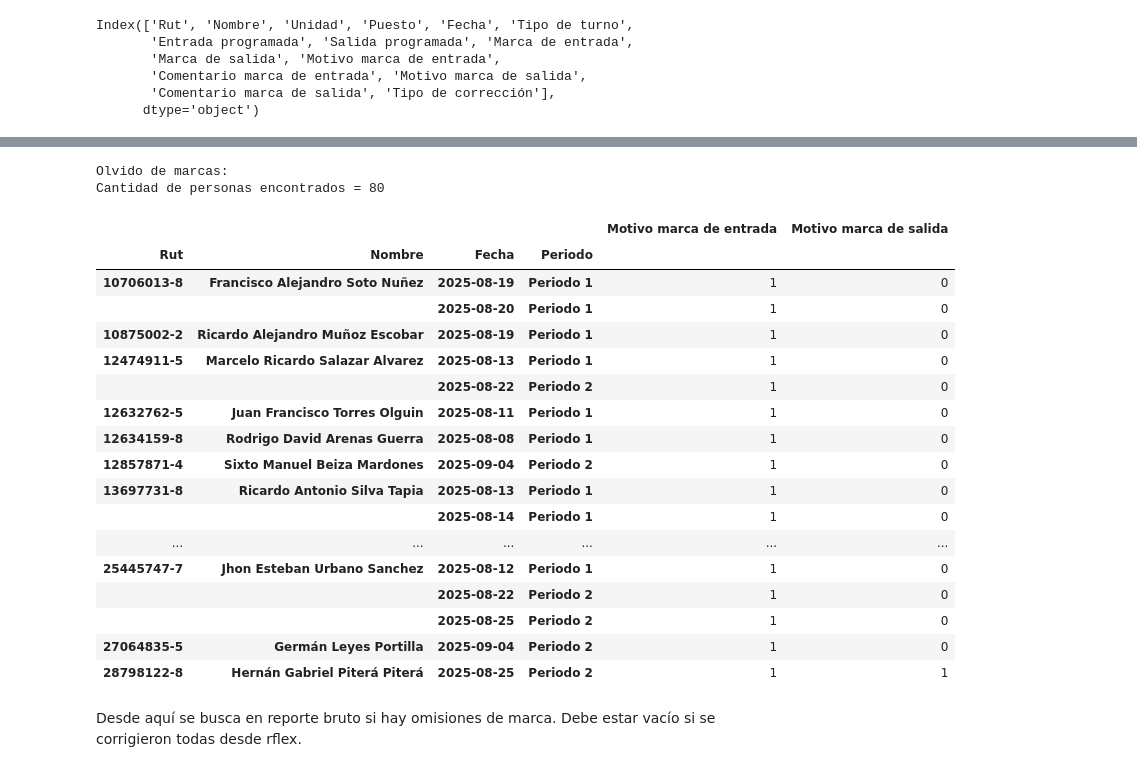
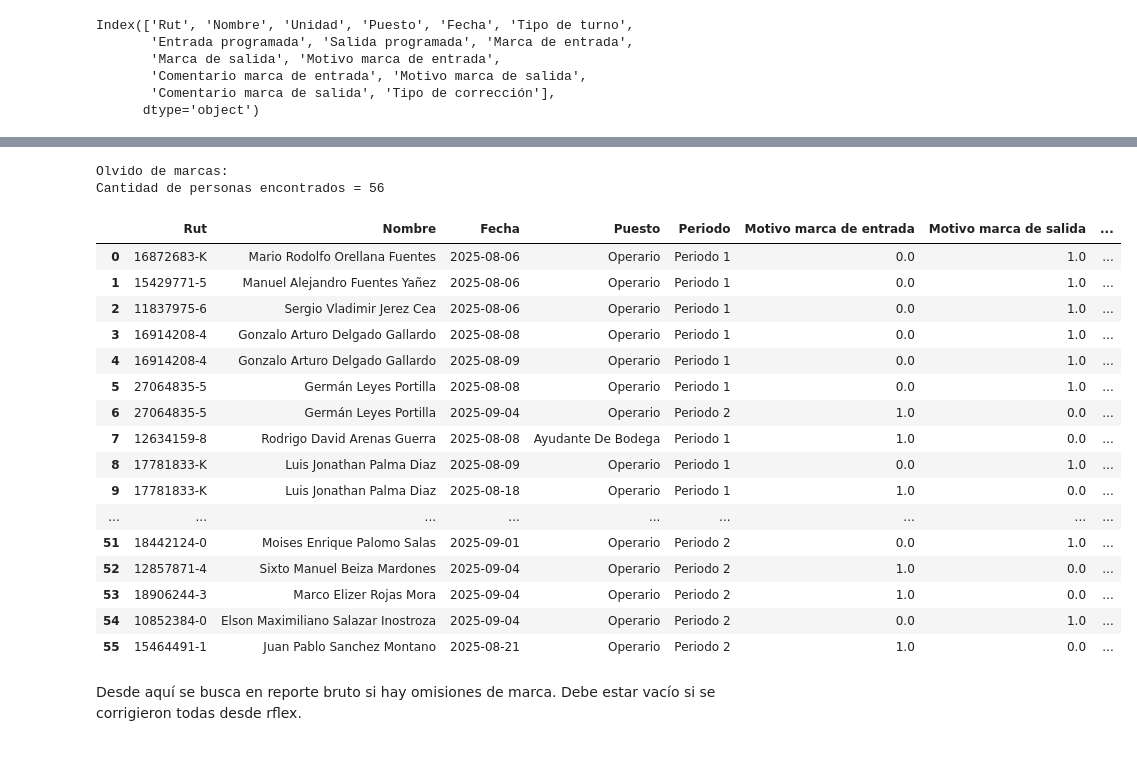
Before and after one commit to bgacitua/contenedor_cramer, a Jupyter notebook: Scripts de Python/Script Bono Asistencia/script_bono_asistencia_v3_final.ipynb, the cells around one changed output, grey strips where cells are left out. Drawn from its saved outputs; the diff is of its cells as text; code cells hidden in the pictures.

```diff
--- a/Scripts de Python/Script Bono Asistencia/script_bono_asistencia_v3_final.ipynb
+++ b/Scripts de Python/Script Bono Asistencia/script_bono_asistencia_v3_final.ipynb
@@ -535,48 +578,71 @@ display(df_marcas_filtrado.head())
 # %%
 #Olvido marcas -- Procesar reporte de marcas corregidas y reporte bruto combinado de rflex.
 #Filtrar y agrupar a las personas con olvido de marcas
 
 #Reporte de marcas corregidas - Rflex
 df_marcas_filtrado = df_marcas_filtrado[df_marcas_filtrado['Puesto'].isin(puestos_filtrados)]
 
+#Transformar columnas para realizar conteo y posterior filtrado
 df_marcas_filtrado['Fecha'] = pd.to_datetime(df_marcas_filtrado['Fecha'], format='%d-%m-%Y', errors='coerce')
+df_marcas_filtrado['Motivo marca de entrada'] = df_marcas_filtrado['Motivo marca de entrada'].str.replace('Olvido de Marcaje', '1').astype(float)
+df_marcas_filtrado['Motivo marca de salida'] = df_marcas_filtrado['Motivo marca de salida'].str.replace('Olvido de Marcaje', '1').astype(float)
+df_marcas_filtrado['Motivo marca de entrada'] = df_marcas_filtrado['Motivo marca de entrada'].fillna('0').astype(float)
+df_marcas_filtrado['Motivo marca de salida'] = df_marcas_filtrado['Motivo marca de salida'].fillna('0').astype(float)
+
+
+df_marcas_filtrado['Conteo olvidos'] = df_marcas_filtrado['Motivo marca de entrada'] + df_marcas_filtrado['Motivo marca de salida']
+
+# Primero, crea una columna con listas de números, donde la longitud de la lista
+# es igual al valor de 'Conteo olvidos'. Por ejemplo, si el valor es 2, la lista será [0, 1].
+df_marcas_filtrado['Repetir'] = df_marcas_filtrado['Conteo olvidos'].apply(lambda x: list(range(int(x))))
+
+# Luego, usa .explode() para expandir el DataFrame. Esto crea una nueva fila
+# por cada elemento en la lista.
+df_marcas_filtrado = df_marcas_filtrado.explode('Repetir').drop(columns=['Repetir'])
+
 
 df_marcas_filtrado['Periodo'] = df_marcas_filtrado['Fecha'].apply(
     lambda x: 'Periodo 1' if fecha_inicio_q1 <= x <= fecha_fin_q1 else (
         'Periodo 2' if fecha_inicio_q2 <= x <= fecha_fin_q2 else 'Fuera de rango'
     )
 )
 
-resumen_olvido_marcas = df_marcas_filtrado.groupby(['Rut', 'Nombre', 'Fecha', 'Periodo']).agg({
-    'Motivo marca de entrada': 'count',
-    'Motivo marca de salida' : 'count'
-})  # Contar total de olvido de marcas
+resumen_olvido_marcas = df_marcas_filtrado[df_marcas_filtrado['Conteo olvidos'] >= 1]
+# resumen_olvido_marcas = df_marcas_filtrado.groupby(['Rut', 'Nombre', 'Fecha', 'Periodo', 'Puesto']).agg({
+#     'Motivo marca de entrada': 'count',
+#     'Motivo marca de salida' : 'count'
+# # Contar total de olvido de marcas
 
 print("Olvido de marcas:")
 print(f'Cantidad de personas encontrados = {resumen_olvido_marcas.shape[0]}')
-#display(resumen_olvido_marcas)
-display(resumen_olvido_marcas[resumen_olvido_marcas['Motivo marca de entrada'] != 0])
+#display(resumen_olvido_marcas.head(3))
+
+#Reset index
+resumen_olvido_marcas_tabla = resumen_olvido_marcas.reset_index()
+columnas_olvido_marcas = ['Rut', 'Nombre', 'Fecha', 'Puesto', 'Periodo', 'Motivo marca de entrada', 'Motivo marca de salida', 'Conteo olvidos']
+resumen_olvido_marcas_tabla['Fecha'] = resumen_olvido_marcas_tabla['Fecha'].dt.date
+resumen_olvido_marcas_tabla = resumen_olvido_marcas_tabla[columnas_olvido_marcas]
+display(resumen_olvido_marcas_tabla)
 # %% [output]
 Olvido de marcas:
-Cantidad de personas encontrados = 80
+Cantidad de personas encontrados = 56
-|  |  |  |  | Motivo marca de entrada | Motivo marca de salida |
-| Rut | Nombre | Fecha | Periodo |  |  |
-| 10706013-8 | Francisco Alejandro Soto Nuñez | 2025-08-19 | Periodo 1 | 1 | 0 |
-|  |  | 2025-08-20 | Periodo 1 | 1 | 0 |
-| 10875002-2 | Ricardo Alejandro Muñoz Escobar | 2025-08-19 | Periodo 1 | 1 | 0 |
-| 12474911-5 | Marcelo Ricardo Salazar Alvarez | 2025-08-13 | Periodo 1 | 1 | 0 |
-|  |  | 2025-08-22 | Periodo 2 | 1 | 0 |
-| 12632762-5 | Juan Francisco Torres Olguin | 2025-08-11 | Periodo 1 | 1 | 0 |
-| 12634159-8 | Rodrigo David Arenas Guerra | 2025-08-08 | Periodo 1 | 1 | 0 |
-| 12857871-4 | Sixto Manuel Beiza Mardones | 2025-09-04 | Periodo 2 | 1 | 0 |
-| 13697731-8 | Ricardo Antonio Silva Tapia | 2025-08-13 | Periodo 1 | 1 | 0 |
-|  |  | 2025-08-14 | Periodo 1 | 1 | 0 |
-| ... | ... | ... | ... | ... | ... |
-| 25445747-7 | Jhon Esteban Urbano Sanchez | 2025-08-12 | Periodo 1 | 1 | 0 |
-|  |  | 2025-08-22 | Periodo 2 | 1 | 0 |
-|  |  | 2025-08-25 | Periodo 2 | 1 | 0 |
-| 27064835-5 | Germán Leyes Portilla | 2025-09-04 | Periodo 2 | 1 | 0 |
-| 28798122-8 | Hernán Gabriel Piterá Piterá | 2025-08-25 | Periodo 2 | 1 | 1 |
+|  | Rut | Nombre | Fecha | Puesto | Periodo | Motivo marca de entrada | Motivo marca de salida | ... |
+| 0 | 16872683-K | Mario Rodolfo Orellana Fuentes | 2025-08-06 | Operario | Periodo 1 | 0.0 | 1.0 | ... |
+| 1 | 15429771-5 | Manuel Alejandro Fuentes Yañez | 2025-08-06 | Operario | Periodo 1 | 0.0 | 1.0 | ... |
+| 2 | 11837975-6 | Sergio Vladimir Jerez Cea | 2025-08-06 | Operario | Periodo 1 | 0.0 | 1.0 | ... |
+| 3 | 16914208-4 | Gonzalo Arturo Delgado Gallardo | 2025-08-08 | Operario | Periodo 1 | 0.0 | 1.0 | ... |
+| 4 | 16914208-4 | Gonzalo Arturo Delgado Gallardo | 2025-08-09 | Operario | Periodo 1 | 0.0 | 1.0 | ... |
+| 5 | 27064835-5 | Germán Leyes Portilla | 2025-08-08 | Operario | Periodo 1 | 0.0 | 1.0 | ... |
+| 6 | 27064835-5 | Germán Leyes Portilla | 2025-09-04 | Operario | Periodo 2 | 1.0 | 0.0 | ... |
+| 7 | 12634159-8 | Rodrigo David Arenas Guerra | 2025-08-08 | Ayudante De Bodega | Periodo 1 | 1.0 | 0.0 | ... |
+| 8 | 17781833-K | Luis Jonathan Palma Diaz | 2025-08-09 | Operario | Periodo 1 | 0.0 | 1.0 | ... |
+| 9 | 17781833-K | Luis Jonathan Palma Diaz | 2025-08-18 | Operario | Periodo 1 | 1.0 | 0.0 | ... |
+| ... | ... | ... | ... | ... | ... | ... | ... | ... |
+| 51 | 18442124-0 | Moises Enrique Palomo Salas | 2025-09-01 | Operario | Periodo 2 | 0.0 | 1.0 | ... |
+| 52 | 12857871-4 | Sixto Manuel Beiza Mardones | 2025-09-04 | Operario | Periodo 2 | 1.0 | 0.0 | ... |
+| 53 | 18906244-3 | Marco Elizer Rojas Mora | 2025-09-04 | Operario | Periodo 2 | 1.0 | 0.0 | ... |
+| 54 | 10852384-0 | Elson Maximiliano Salazar Inostroza | 2025-09-04 | Operario | Periodo 2 | 0.0 | 1.0 | ... |
+| 55 | 15464491-1 | Juan Pablo Sanchez Montano | 2025-08-21 | Operario | Periodo 2 | 1.0 | 0.0 | ... |
 # %% [markdown]
 Desde aquí se busca en reporte bruto si hay omisiones de marca. Debe estar vacío si se corrigieron todas desde rflex.
 # %%
```
Also changed, not shown: parts of 10 cells of this notebook, 11 other files.
